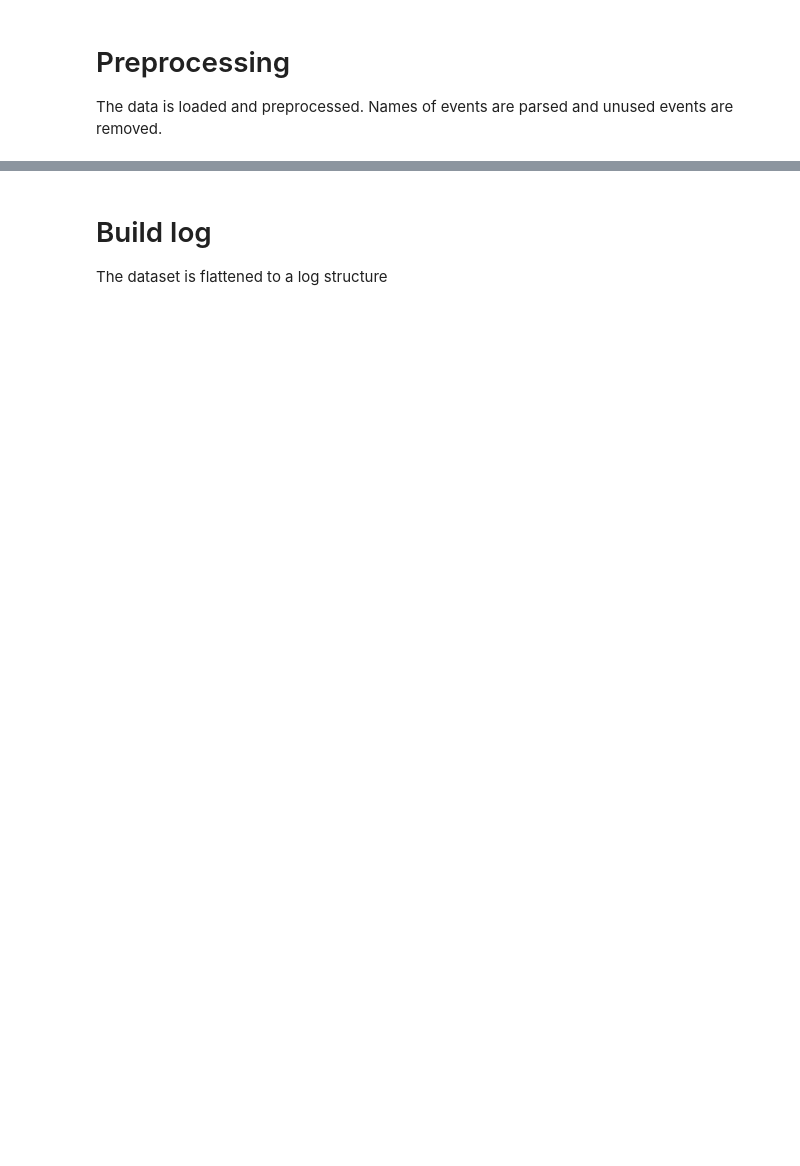
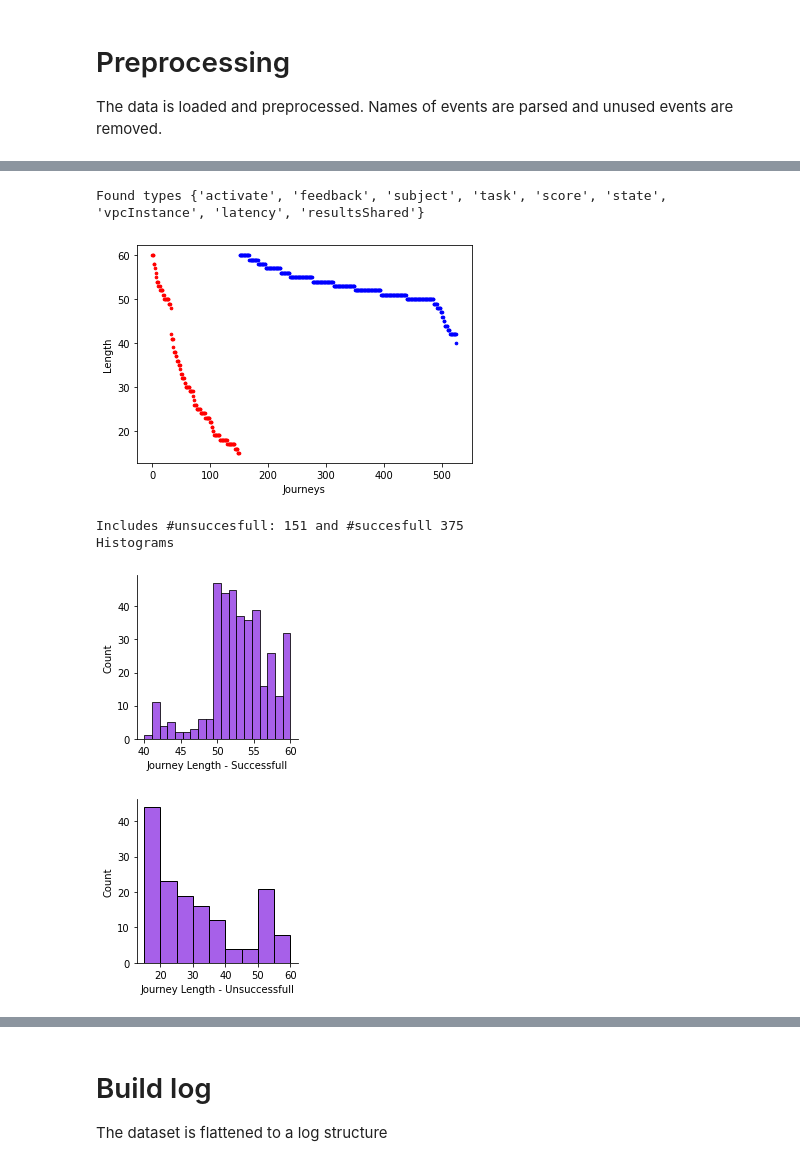
Before and after one commit to smartjourneymining/User-Journey-Games, a Jupyter notebook: case_study.ipynb, the cells around one changed output, grey strips where cells are left out. Saved outputs shown, nothing was run; the diff lists cells and outputs as text; code cells hidden in the pictures; blank space fills up the shorter version.

```diff
--- a/case_study.ipynb
+++ b/case_study.ipynb
@@ -91,0 +114,10 @@ Histograms
+# %%
+filtered_df = get_filtered_df("data_extended.csv")
+s2 = set(filtered_df["concept:name"])
+# %% [output]
+Found types {'activate', 'feedback', 'subject', 'task', 'score', 'state', 'vpcInstance', 'latency', 'resultsShared'}
+[figure, added]
+Includes #unsuccesfull: 151 and #succesfull 375
+Histograms
+[figure, added]
+[figure, added]
```
Also changed, not shown: parts of 45 cells of this notebook.
